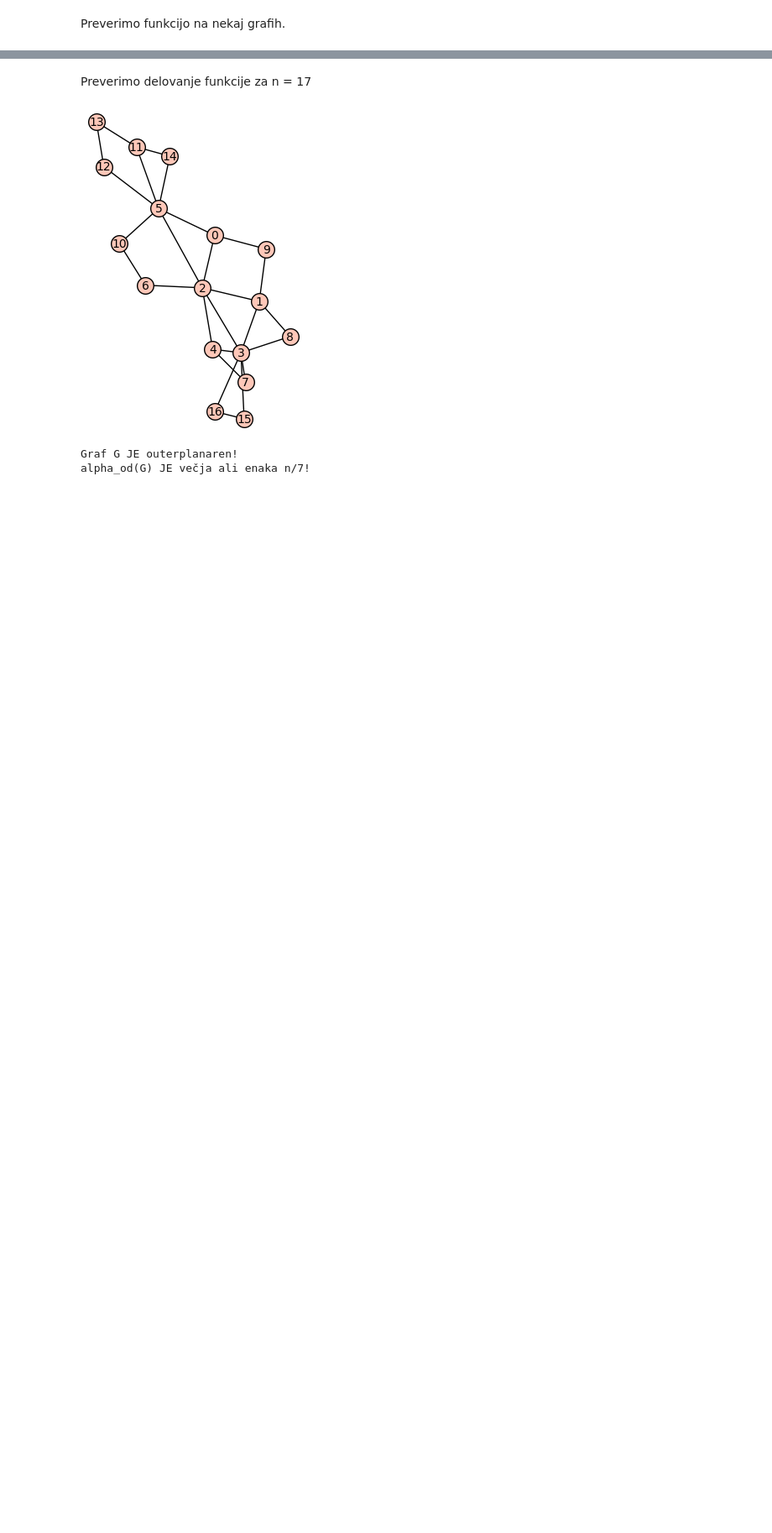
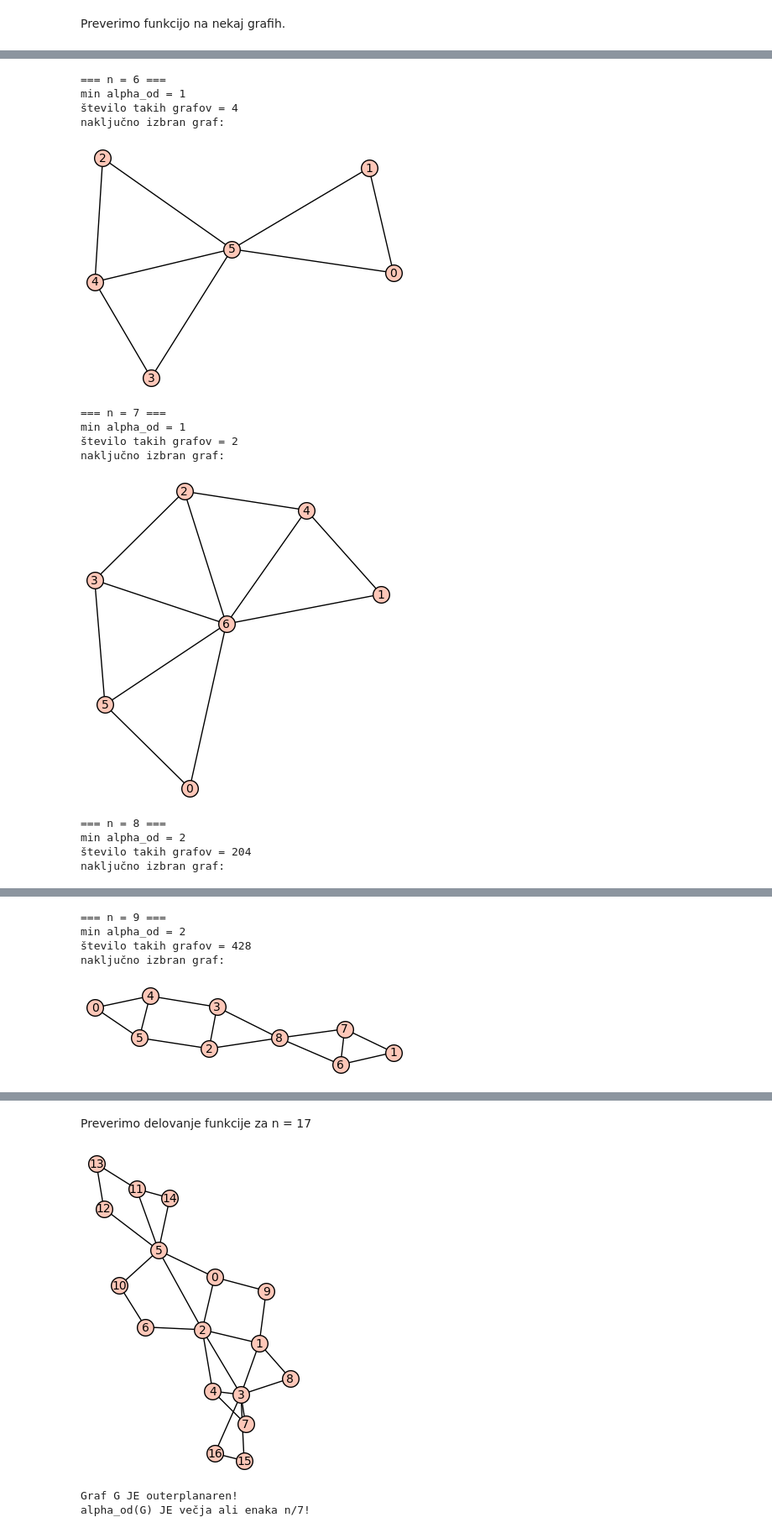
Before and after one commit to JureKra/Projekt-FP, a Jupyter notebook: main.ipynb, the cells around one changed output, grey strips where cells are left out. Shown at 84% size. Saved outputs shown, nothing was run; the diff lists cells and outputs as text; code cells hidden in the pictures; blank space fills up the shorter version.

```diff
--- a/main.ipynb
+++ b/main.ipynb
@@ -193,0 +179,2 @@ check_alpha_od(7)
+# %%
+slovar_zunajravninskih_grafov = {n: outerplanar_graphs(n) for n in range(1, 11)}
@@ -193,0 +249,41 @@ check_alpha_od(7)
+# %%
+import random
+
+def narisi_nakljucni_ekstremni_graf(slovar_grafov, n_min, n_max=10):
+    """
+    Funkcija, ki za vsak n v intervalu [n_min, n_max] naključno izbere en zunajravninski graf
+    z minimalnim alpha_od in ga nariše.
+    """
+    for n in range(n_min, n_max + 1):
+        grafi = slovar_grafov[n]
+
+        vrednosti = [(G, alpha_od(G)) for G in grafi]
+        min_alpha = min(a for graf, a in vrednosti)
+
+        minimalni_a = [G for G, a in vrednosti if a == min_alpha]
+
+        G_rand = random.choice(minimalni_a)
+
+        print(f"\n=== n = {n} ===")
+        print(f"min alpha_od = {min_alpha}")
+        print(f"število takih grafov = {len(minimalni_a)}")
+        print("naključno izbran graf:")
+
+        G_rand.show()
+# %%
+narisi_nakljucni_ekstremni_graf(slovar_zunajravninskih_grafov, n_min=6, n_max=10)
+# %% [output]
+=== n = 6 ===
+min alpha_od = 1
+število takih grafov = 4
+naključno izbran graf:
+[figure, added]
+=== n = 7 ===
+min alpha_od = 1
+število takih grafov = 2
+naključno izbran graf:
+[figure, added]
+=== n = 8 ===
+min alpha_od = 2
+število takih grafov = 204
+naključno izbran graf:
@@ -193,0 +291,5 @@ check_alpha_od(7)
+=== n = 9 ===
+min alpha_od = 2
+število takih grafov = 428
+naključno izbran graf:
+[figure, added]
```
Also changed, not shown: parts of 24 cells of this notebook, 3 other files.
